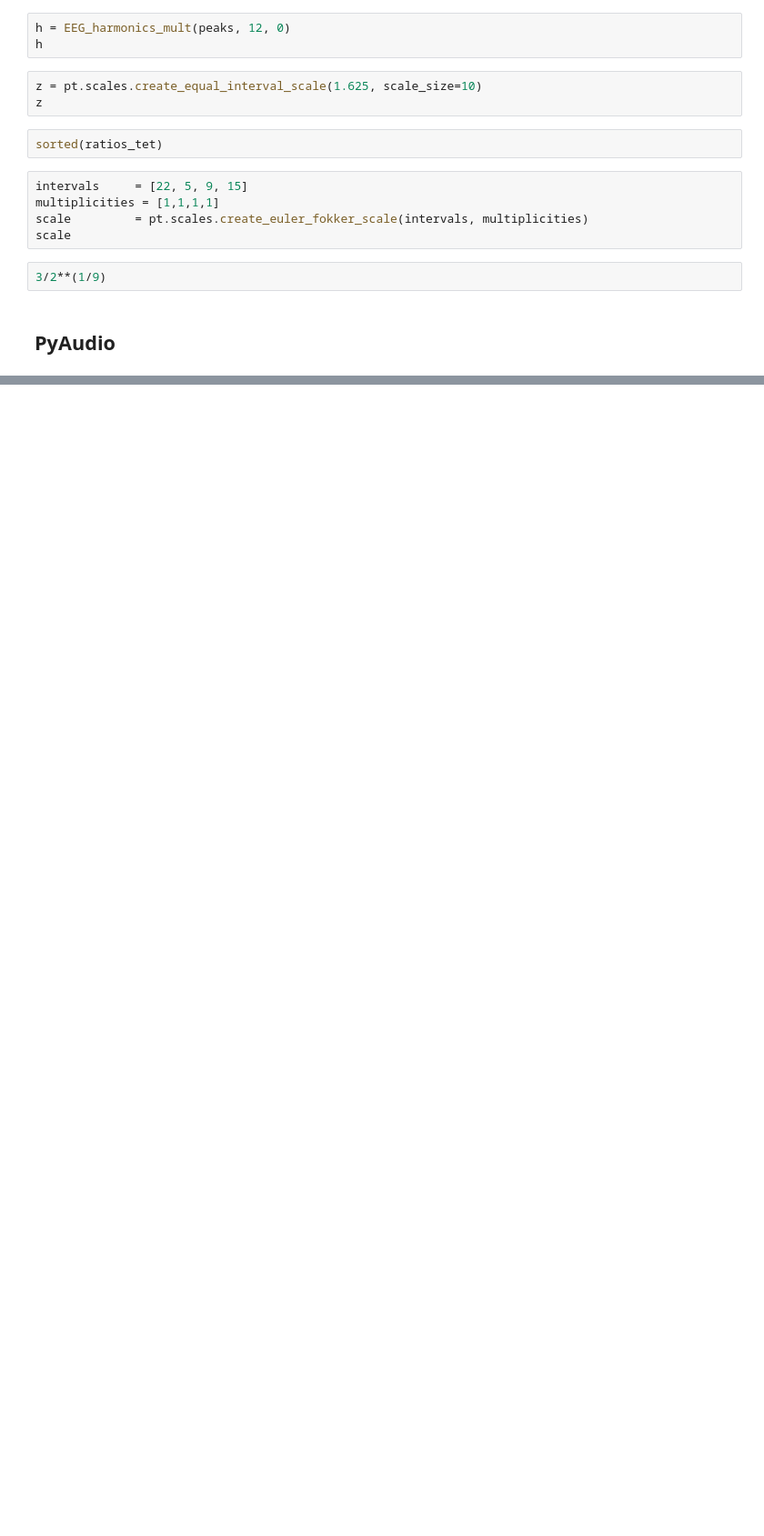
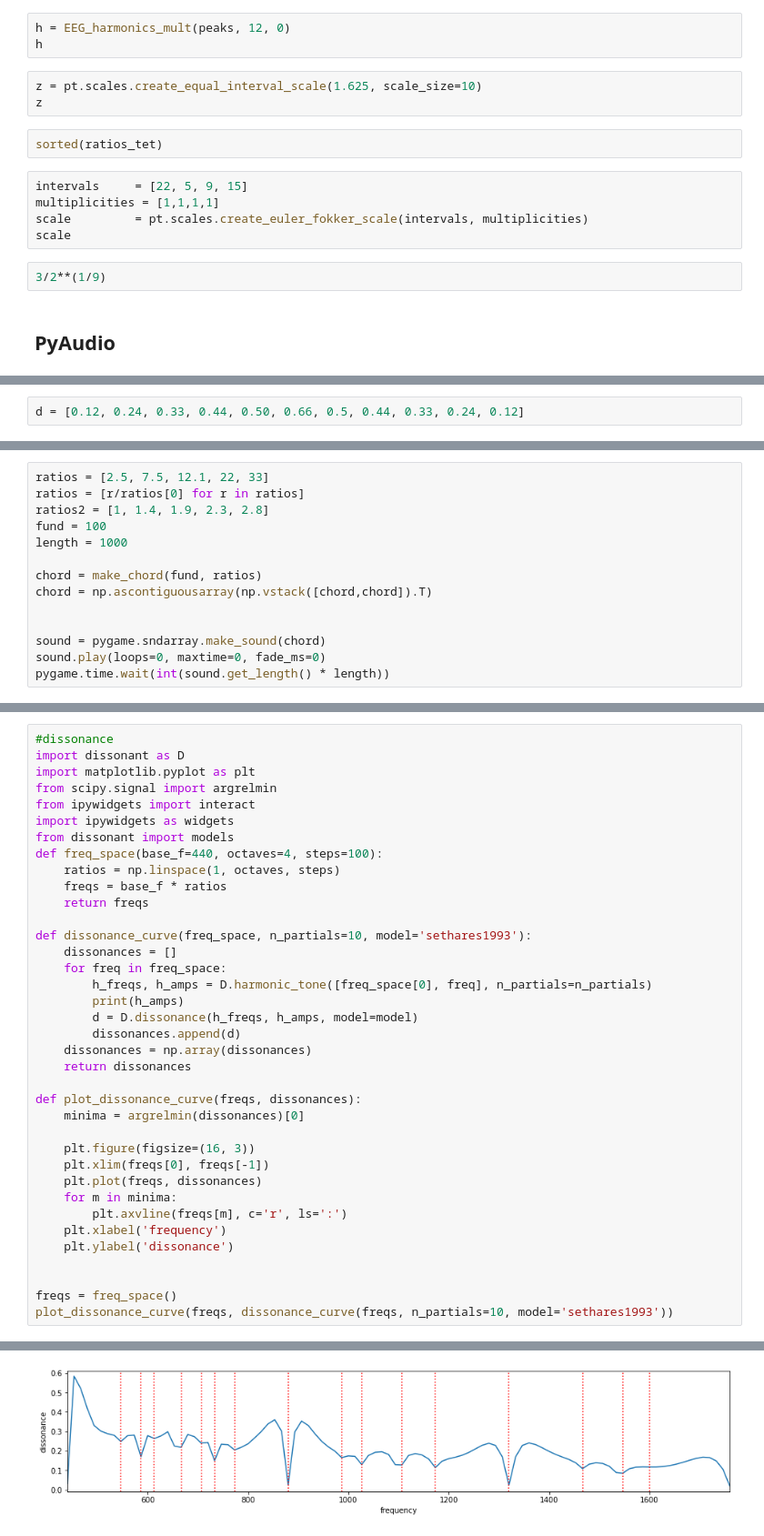
Before and after one commit to AntoineBellemare/CoCoBrainChannel, a Jupyter notebook: Python/BioTunings.ipynb, the cells around one changed output, grey strips where cells are left out. Shown at 91% size. Saved outputs shown, nothing was run; the diff lists cells and outputs as text; blank space fills up the shorter version.

```diff
--- a/Python/BioTunings.ipynb
+++ b/Python/BioTunings.ipynb
@@ -1102 +980,3 @@ def play(frequency: float, time: float):
+# %%
+d = [0.12, 0.24, 0.33, 0.44, 0.50, 0.66, 0.5, 0.44, 0.33, 0.24, 0.12]
 # %%
@@ -1106,0 +1028,14 @@ for i in scale2play:
+# %%
+ratios = [2.5, 7.5, 12.1, 22, 33]
+ratios = [r/ratios[0] for r in ratios]
+ratios2 = [1, 1.4, 1.9, 2.3, 2.8]
+fund = 100
+length = 1000
+
+chord = make_chord(fund, ratios)
+chord = np.ascontiguousarray(np.vstack([chord,chord]).T)
+
+
+sound = pygame.sndarray.make_sound(chord)
+sound.play(loops=0, maxtime=0, fade_ms=0)
+pygame.time.wait(int(sound.get_length() * length))
@@ -1106,0 +1110,38 @@ for i in scale2play:
+# %%
+#dissonance
+import dissonant as D
+import matplotlib.pyplot as plt
+from scipy.signal import argrelmin
+from ipywidgets import interact
+import ipywidgets as widgets
+from dissonant import models
+def freq_space(base_f=440, octaves=4, steps=100):
+    ratios = np.linspace(1, octaves, steps)
+    freqs = base_f * ratios
+    return freqs
+
+def dissonance_curve(freq_space, n_partials=10, model='sethares1993'):
+    dissonances = []
+    for freq in freq_space:
+        h_freqs, h_amps = D.harmonic_tone([freq_space[0], freq], n_partials=n_partials)
+        print(h_amps)
+        d = D.dissonance(h_freqs, h_amps, model=model)
+        dissonances.append(d)
+    dissonances = np.array(dissonances)
+    return dissonances
+
+def plot_dissonance_curve(freqs, dissonances):
+    minima = argrelmin(dissonances)[0]
+
+    plt.figure(figsize=(16, 3))
+    plt.xlim(freqs[0], freqs[-1])
+    plt.plot(freqs, dissonances)
+    for m in minima:
+        plt.axvline(freqs[m], c='r', ls=':')
+    plt.xlabel('frequency')
+    plt.ylabel('dissonance')
+
+
+freqs = freq_space()
+plot_dissonance_curve(freqs, dissonance_curve(freqs, n_partials=10, model='sethares1993'))
+# %% [output]
@@ -1106,0 +1165 @@ for i in scale2play:
+[figure, added]
```
Also changed, not shown: parts of 38 cells of this notebook, 4 other files.
